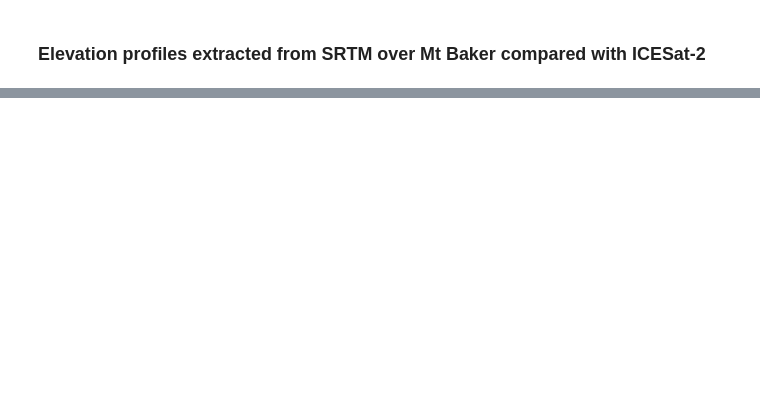
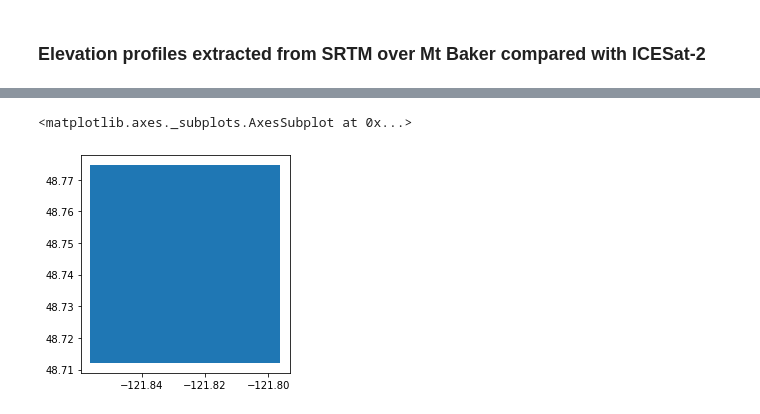
Before and after one commit to ICESAT-2HackWeek/topohack, a Jupyter notebook: contributors/friedrich/profile_elevation.ipynb, the cells around one changed output, grey strips where cells are left out. Cells and saved outputs as stored; diff of their text form; code cells hidden in the pictures; blank space fills up the shorter version.

```diff
--- a/contributors/friedrich/profile_elevation.ipynb
+++ b/contributors/friedrich/profile_elevation.ipynb
@@ -88,0 +55,47 @@ plt.colorbar();
+# %%
+def dem2polygon(dem_file_name):
+    """
+        Take DEM and return polygon geodataframe matching the extent and coordinate system of the input DEM.
+
+        Input parameters:
+        dem_file_name: Absolute path to a DEM file
+
+        Output parameters:
+        dem_polygon: A polygon geodataframe matching the extent and coordinate system of the input DEM.
+
+    """
+
+    # read in dem using rasterio
+    dem = rasterio.open(dem_file_name)
+
+    # extact total bounds of dem
+    bbox = dem.bounds
+
+    # convert to corner points
+    p1 = Point(bbox[0], bbox[3])
+    p2 = Point(bbox[2], bbox[3])
+    p3 = Point(bbox[2], bbox[1])
+    p4 = Point(bbox[0], bbox[1])
+
+    # extract corner coordinates
+    np1 = (p1.coords.xy[0][0], p1.coords.xy[1][0])
+    np2 = (p2.coords.xy[0][0], p2.coords.xy[1][0])
+    np3 = (p3.coords.xy[0][0], p3.coords.xy[1][0])
+    np4 = (p4.coords.xy[0][0], p4.coords.xy[1][0])
+
+    # convert to polygon
+    bb_polygon = Polygon([np1, np2, np3, np4])
+
+    # create geodataframe
+    dem_polygon_gdf = gpd.GeoDataFrame(gpd.GeoSeries(bb_polygon), columns=['geometry'])
+
+    dem_polygon_gdf.crs = dem.crs
+
+    return dem_polygon_gdf
+# %%
+poly = dem2polygon(dem_fn)
+# %%
+poly.plot()
+# %% [output]
+<matplotlib.axes._subplots.AxesSubplot at 0x...>
+[figure, added]
```
Also changed, not shown: parts of 19 cells of this notebook, 1 other file.
